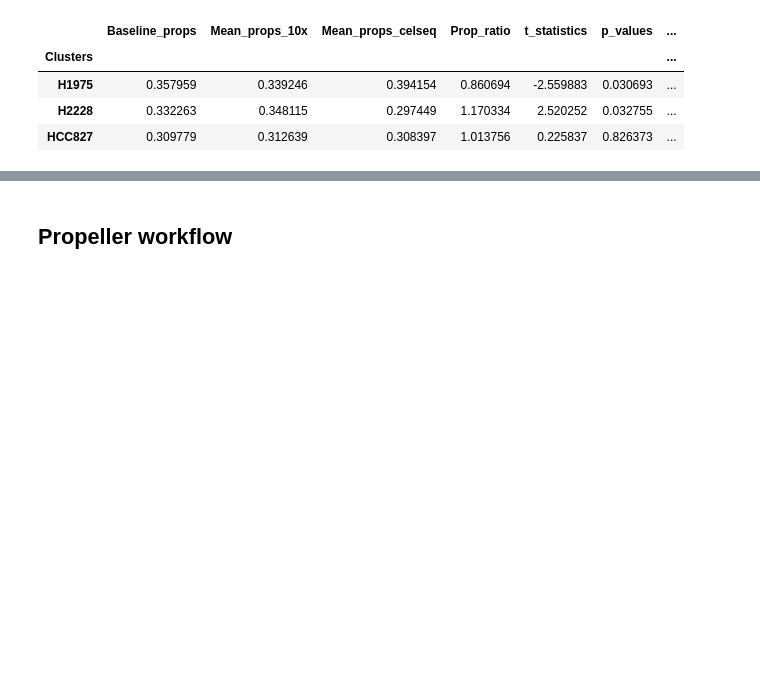
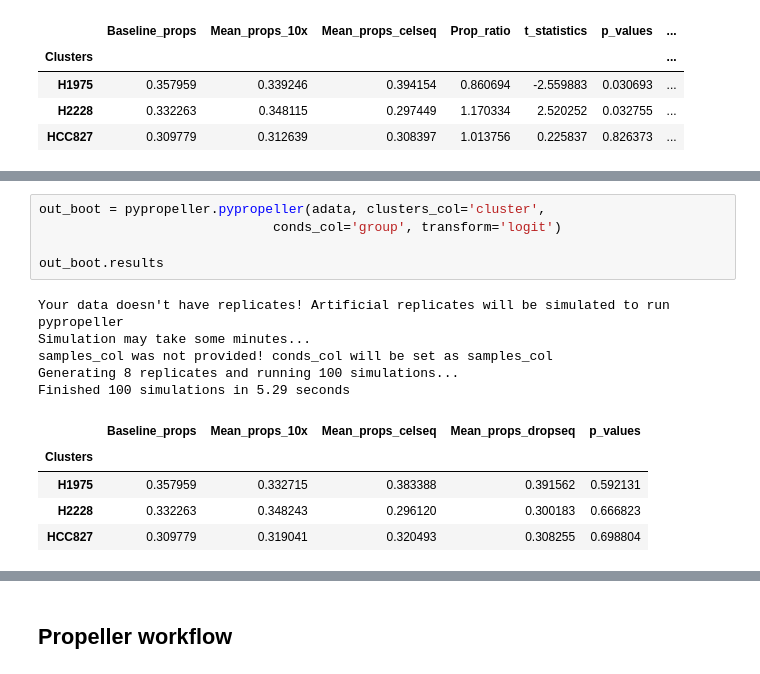
Before and after one commit to loosolab/scanpro, a Jupyter notebook: examples/proportion_analysis.ipynb, the cells around one changed output, grey strips where cells are left out. Drawn from its saved outputs; the diff is of its cells as text; blank space fills up the shorter version.

```diff
--- a/examples/proportion_analysis.ipynb
+++ b/examples/proportion_analysis.ipynb
@@ -126,0 +133,16 @@ out.plot(kind='stripplot')
+# %%
+out_boot = pypropeller.pypropeller(adata, clusters_col='cluster',
+                              conds_col='group', transform='logit')
+
+out_boot.results
+# %% [output]
+Your data doesn't have replicates! Artificial replicates will be simulated to run pypropeller
+Simulation may take some minutes...
+samples_col was not provided! conds_col will be set as samples_col
+Generating 8 replicates and running 100 simulations...
+Finished 100 simulations in 5.29 seconds
+|  | Baseline_props | Mean_props_10x | Mean_props_celseq | Mean_props_dropseq | p_values |
+| Clusters |  |  |  |  |  |
+| H1975 | 0.357959 | 0.332715 | 0.383388 | 0.391562 | 0.592131 |
+| H2228 | 0.332263 | 0.348243 | 0.296120 | 0.300183 | 0.666823 |
+| HCC827 | 0.309779 | 0.319041 | 0.320493 | 0.308255 | 0.698804 |
```
Also changed, not shown: parts of 11 cells of this notebook.
